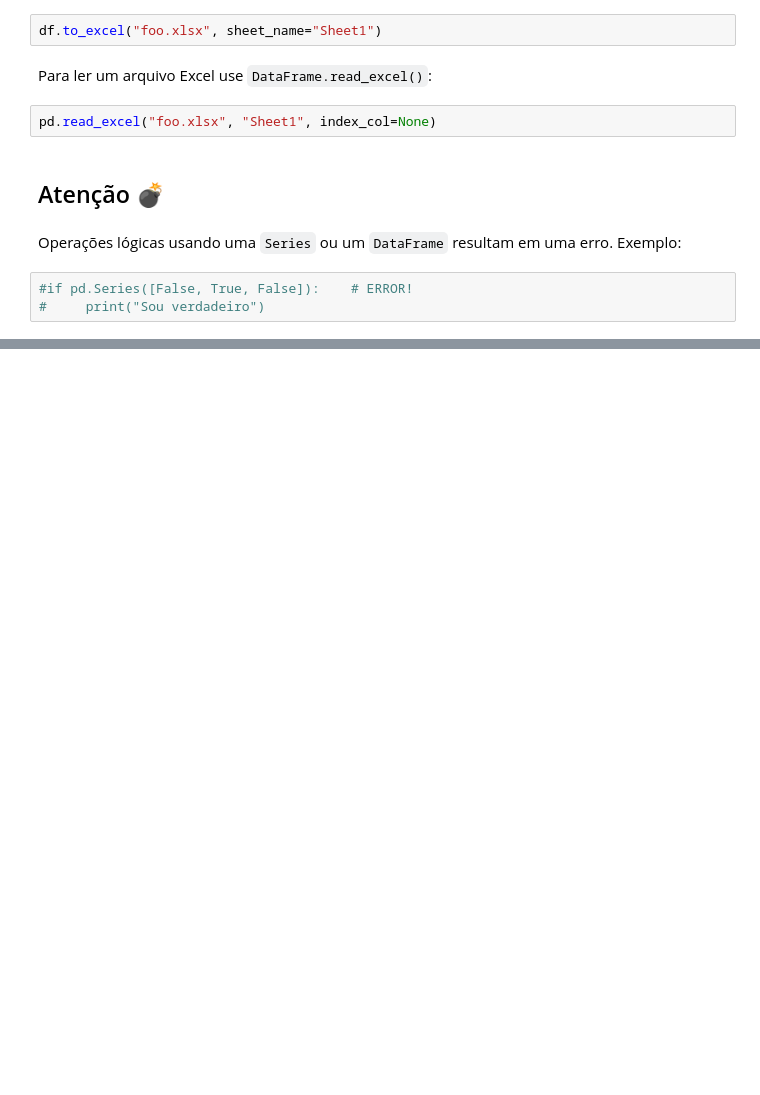
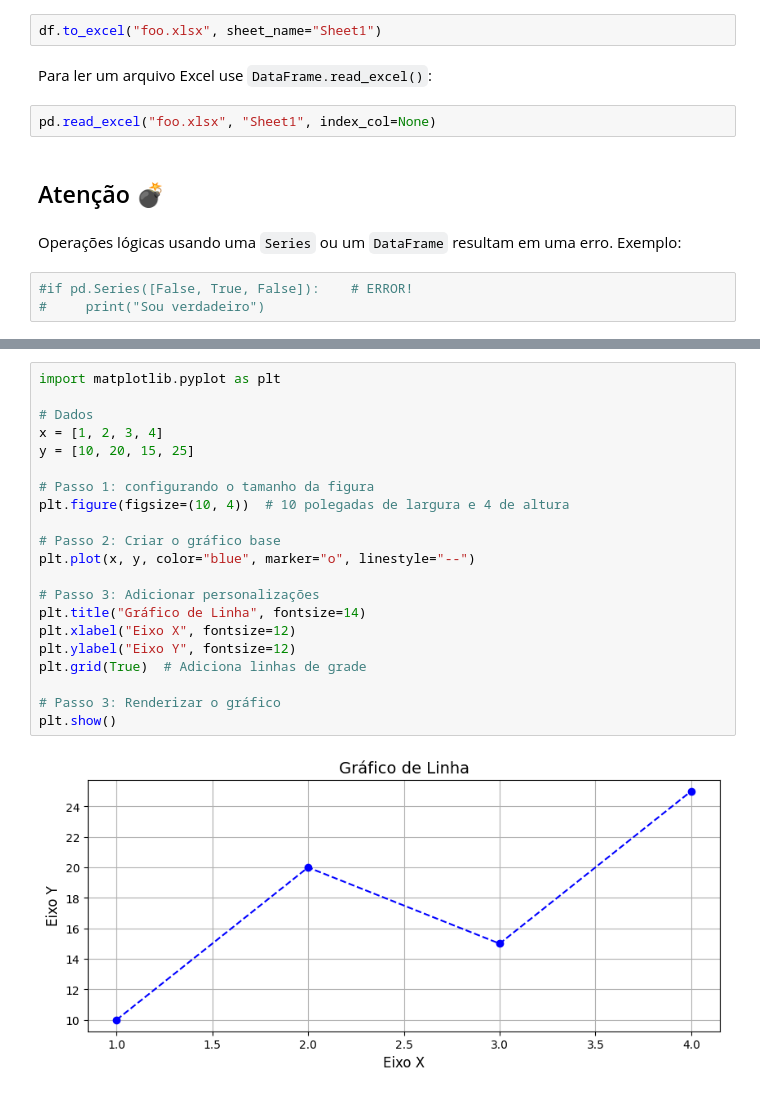
Before and after one commit to py241031342/CEE2, a Jupyter notebook: aulas.ipynb, the cells around one changed output, grey strips where cells are left out. Saved outputs shown, nothing was run; the diff lists cells and outputs as text; blank space fills up the shorter version.

Commit message:
Exercícios do matplotlib

```diff
--- a/aulas.ipynb
+++ b/aulas.ipynb
@@ -4087,0 +3878,23 @@ Operações lógicas usando uma `Series` ou um `DataFrame` resultam em uma erro.
+# %%
+import matplotlib.pyplot as plt
+
+# Dados
+x = [1, 2, 3, 4]
+y = [10, 20, 15, 25]
+
+# Passo 1: configurando o tamanho da figura
+plt.figure(figsize=(10, 4))  # 10 polegadas de largura e 4 de altura
+
+# Passo 2: Criar o gráfico base
+plt.plot(x, y, color="blue", marker="o", linestyle="--")
+
+# Passo 3: Adicionar personalizações
+plt.title("Gráfico de Linha", fontsize=14)
+plt.xlabel("Eixo X", fontsize=12)
+plt.ylabel("Eixo Y", fontsize=12)
+plt.grid(True)  # Adiciona linhas de grade
+
+# Passo 3: Renderizar o gráfico
+plt.show()
+# %% [output]
+[figure, added]
```
Also changed, not shown: parts of 51 cells of this notebook.
